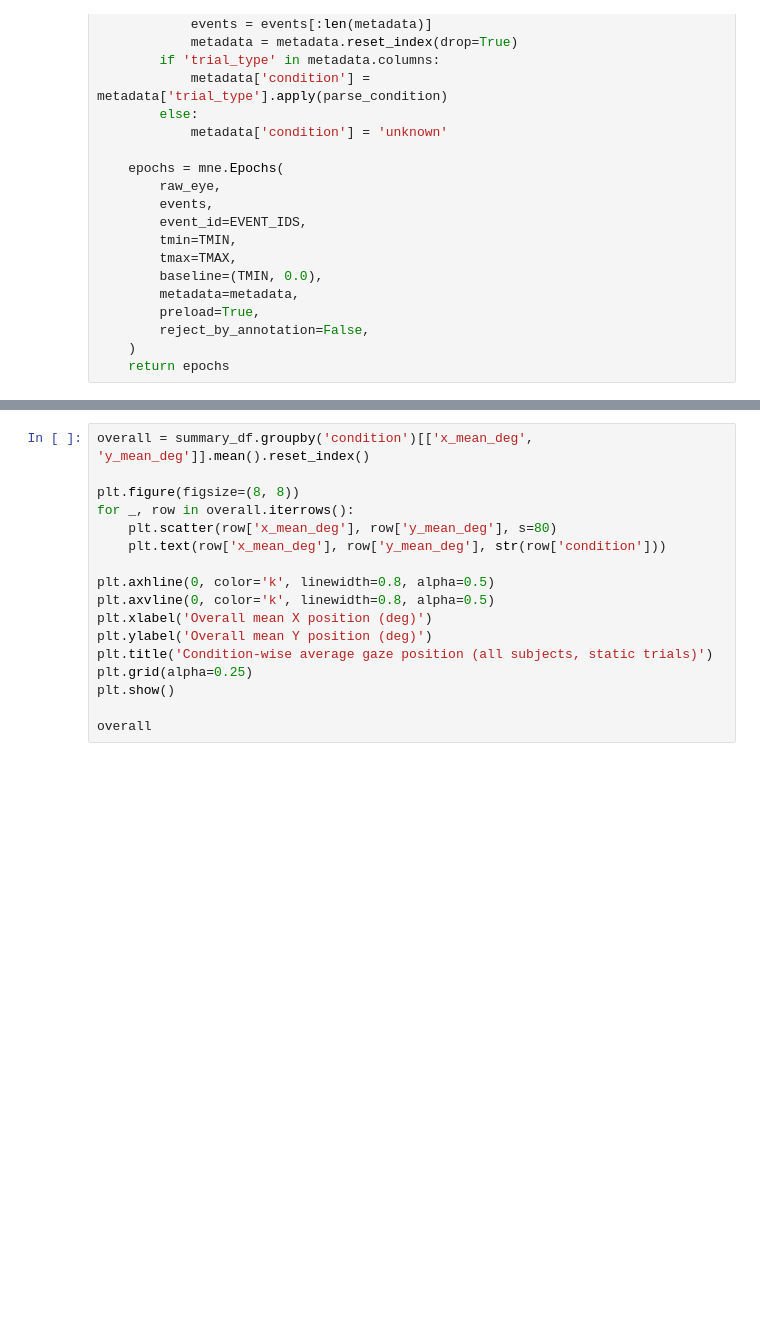
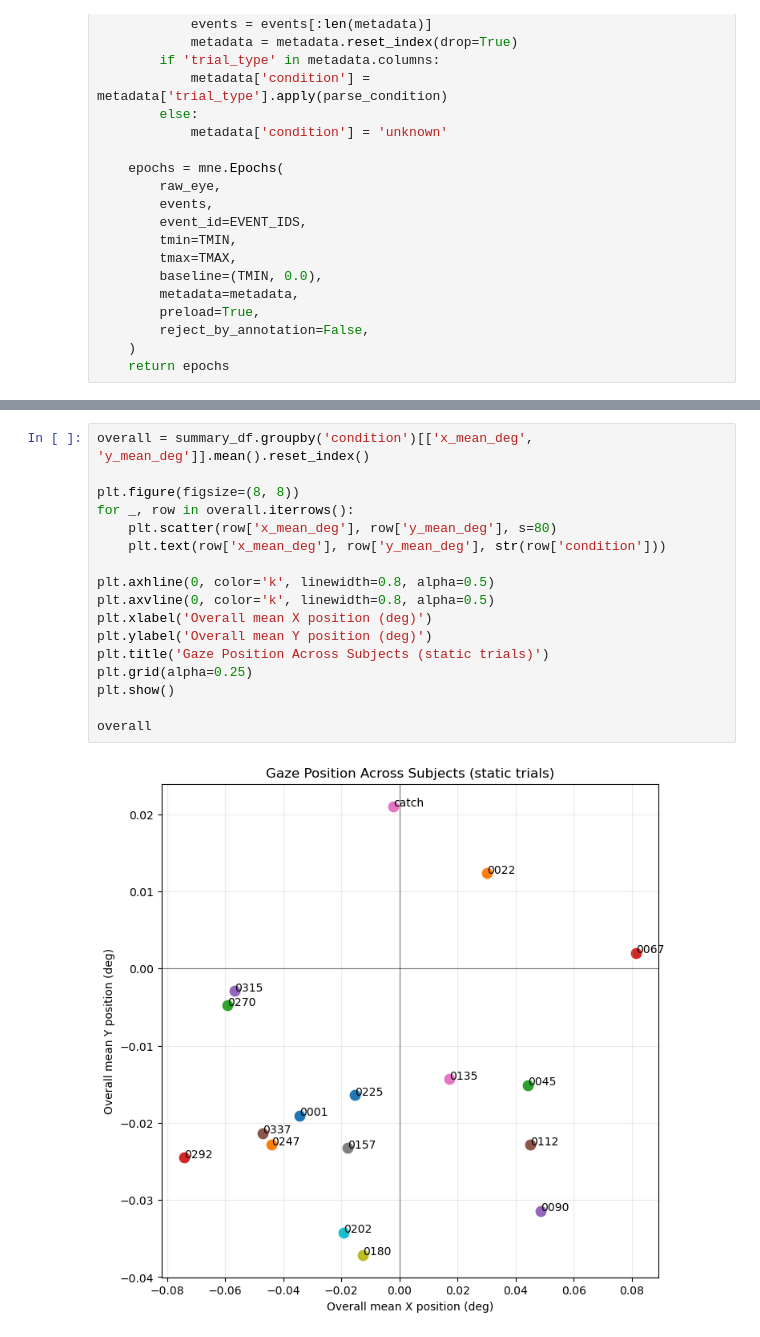
Before and after one commit to sebmonte/Orientation-Imagery, a Jupyter notebook: AnalysisScripts/Eyetracking/Eyetracking_Static_AllSubjects_ConditionCourse.ipynb, the cells around one changed output, grey strips where cells are left out. Cells and saved outputs as stored; diff of their text form; blank space fills up the shorter version.

```diff
--- a/AnalysisScripts/Eyetracking/Eyetracking_Static_AllSubjects_ConditionCourse.ipynb
+++ b/AnalysisScripts/Eyetracking/Eyetracking_Static_AllSubjects_ConditionCourse.ipynb
@@ -186,17 +397,19 @@ plt.show()
 # %%
 overall = summary_df.groupby('condition')[['x_mean_deg', 'y_mean_deg']].mean().reset_index()
 
 plt.figure(figsize=(8, 8))
 for _, row in overall.iterrows():
     plt.scatter(row['x_mean_deg'], row['y_mean_deg'], s=80)
     plt.text(row['x_mean_deg'], row['y_mean_deg'], str(row['condition']))
 
 plt.axhline(0, color='k', linewidth=0.8, alpha=0.5)
 plt.axvline(0, color='k', linewidth=0.8, alpha=0.5)
 plt.xlabel('Overall mean X position (deg)')
 plt.ylabel('Overall mean Y position (deg)')
-plt.title('Condition-wise average gaze position (all subjects, static trials)')
+plt.title('Gaze Position Across Subjects (static trials)')
 plt.grid(alpha=0.25)
 plt.show()
 
 overall
+# %% [output]
+[figure, added]
```
Also changed, not shown: parts of 5 cells of this notebook, 1 other file.
